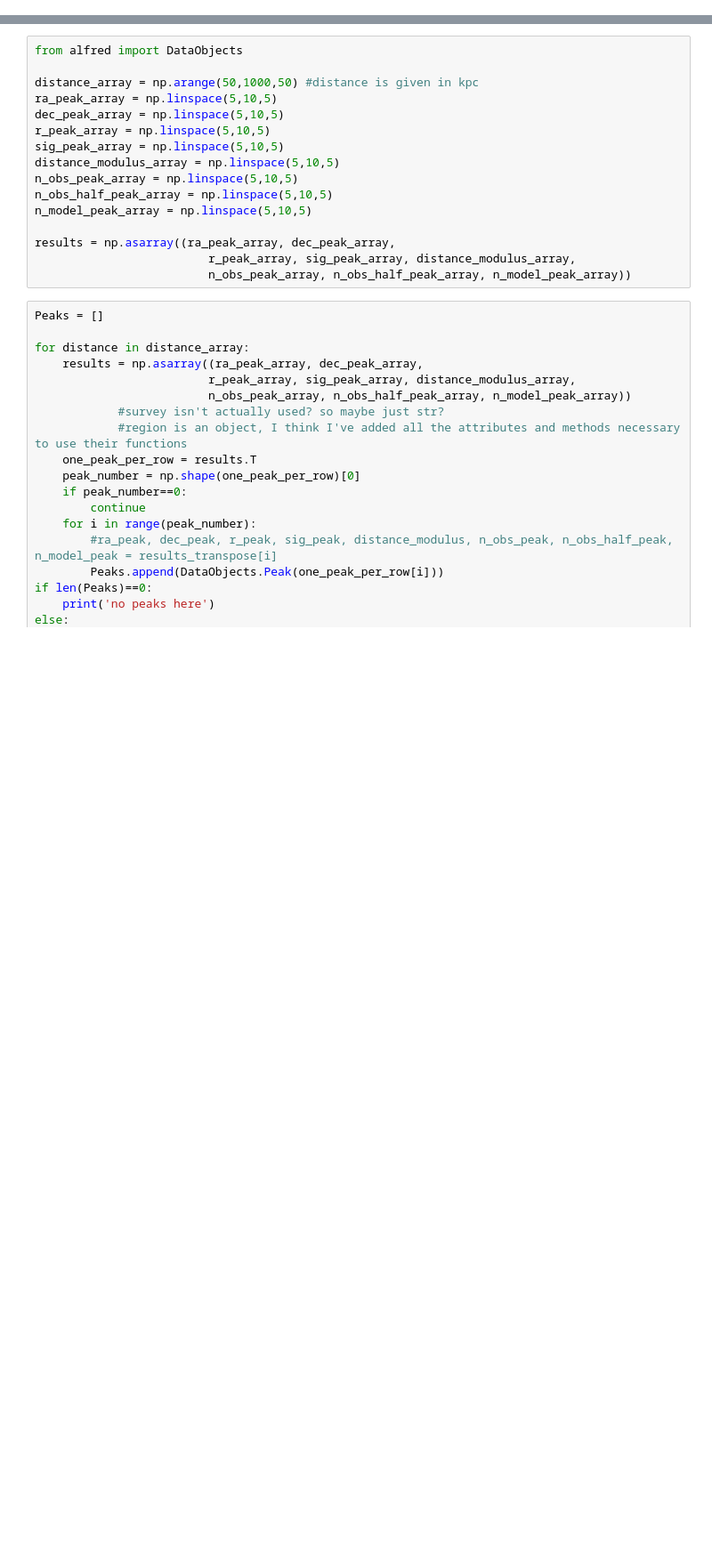
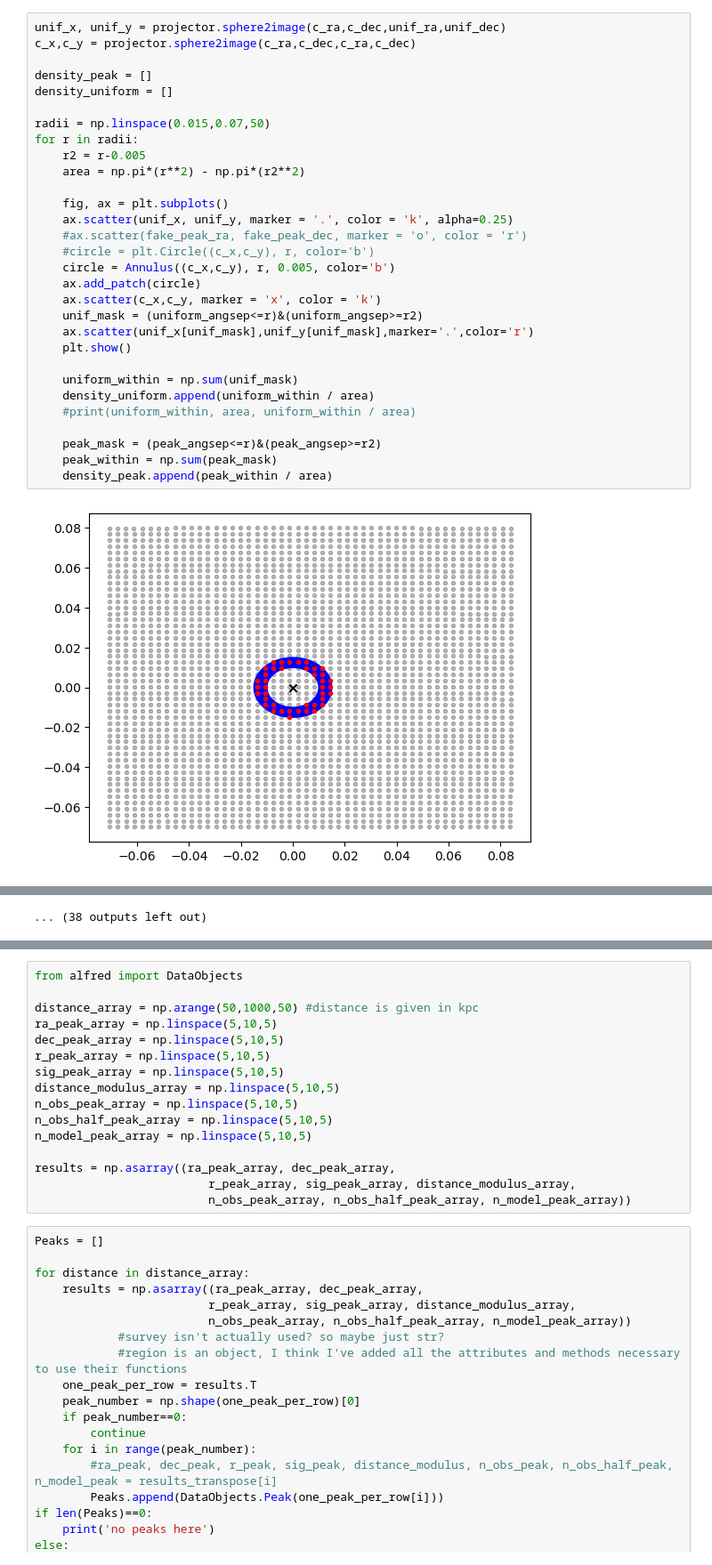
Before and after one commit to LSSTDESC/ufd_alfred, a Jupyter notebook: exploration.ipynb, the cells around one changed output, grey strips where cells are left out. Shown at 89% size. Drawn from its saved outputs; the diff is of its cells as text; blank space fills up the shorter version.

```diff
--- a/exploration.ipynb
+++ b/exploration.ipynb
@@ -45,0 +32,32 @@ print(t)
+# %%
+unif_x, unif_y = projector.sphere2image(c_ra,c_dec,unif_ra,unif_dec)
+c_x,c_y = projector.sphere2image(c_ra,c_dec,c_ra,c_dec)
+
+density_peak = []
+density_uniform = []
+
+radii = np.linspace(0.015,0.07,50)
+for r in radii:
+    r2 = r-0.005
+    area = np.pi*(r**2) - np.pi*(r2**2)
+
+    fig, ax = plt.subplots()
+    ax.scatter(unif_x, unif_y, marker = '.', color = 'k', alpha=0.25)
+    #ax.scatter(fake_peak_ra, fake_peak_dec, marker = 'o', color = 'r')
+    #circle = plt.Circle((c_x,c_y), r, color='b')
+    circle = Annulus((c_x,c_y), r, 0.005, color='b')
+    ax.add_patch(circle)
+    ax.scatter(c_x,c_y, marker = 'x', color = 'k')
+    unif_mask = (uniform_angsep<=r)&(uniform_angsep>=r2)
+    ax.scatter(unif_x[unif_mask],unif_y[unif_mask],marker='.',color='r')
+    plt.show()
+
+    uniform_within = np.sum(unif_mask)
+    density_uniform.append(uniform_within / area)
+    #print(uniform_within, area, uniform_within / area)
+
+    peak_mask = (peak_angsep<=r)&(peak_angsep>=r2)
+    peak_within = np.sum(peak_mask)
+    density_peak.append(peak_within / area)
+# %% [output]
+[figure, added]
@@ -45,0 +75 @@ print(t)
+... (38 outputs left out)
```
Also changed, not shown: parts of 16 cells of this notebook, 5 other files.
